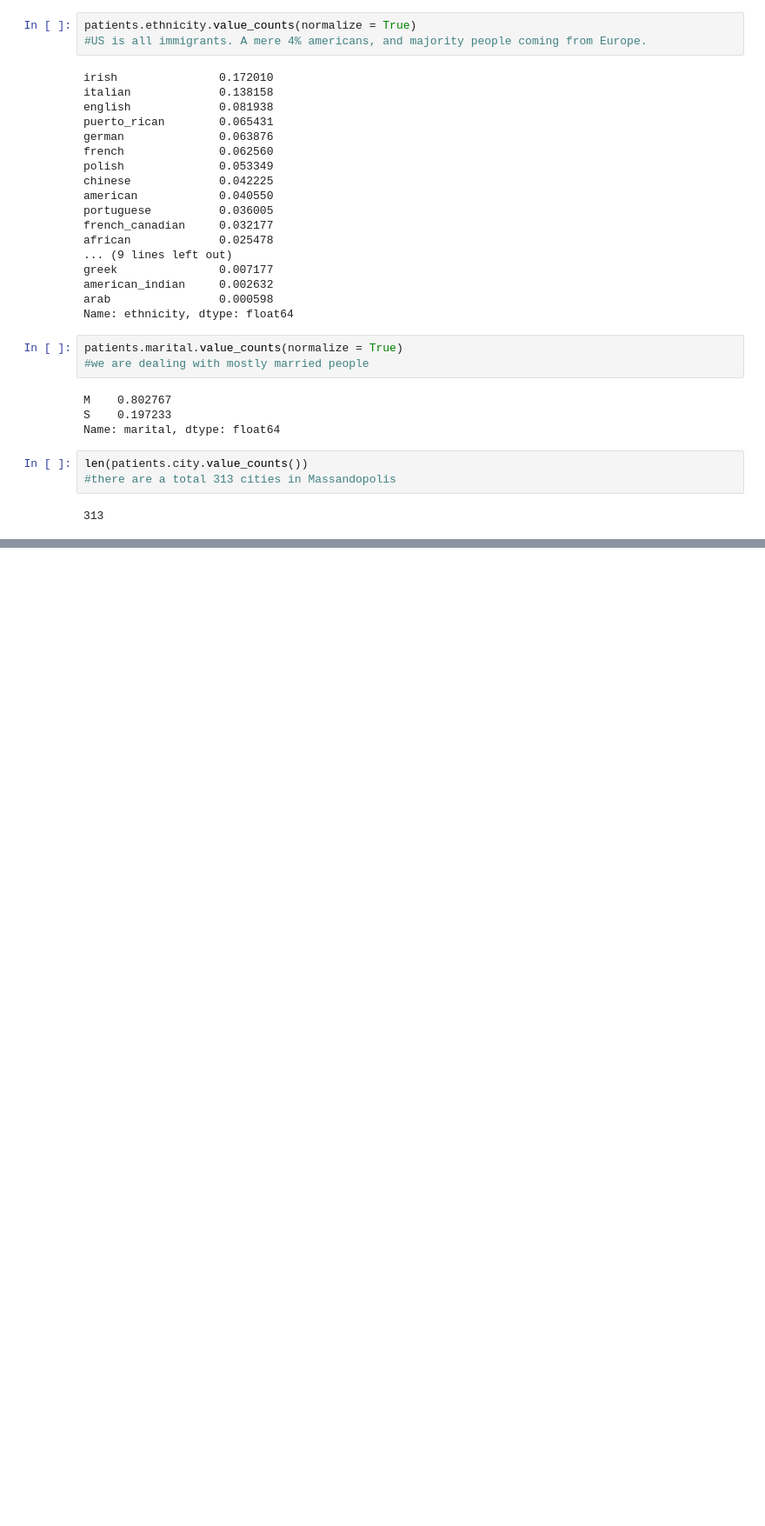
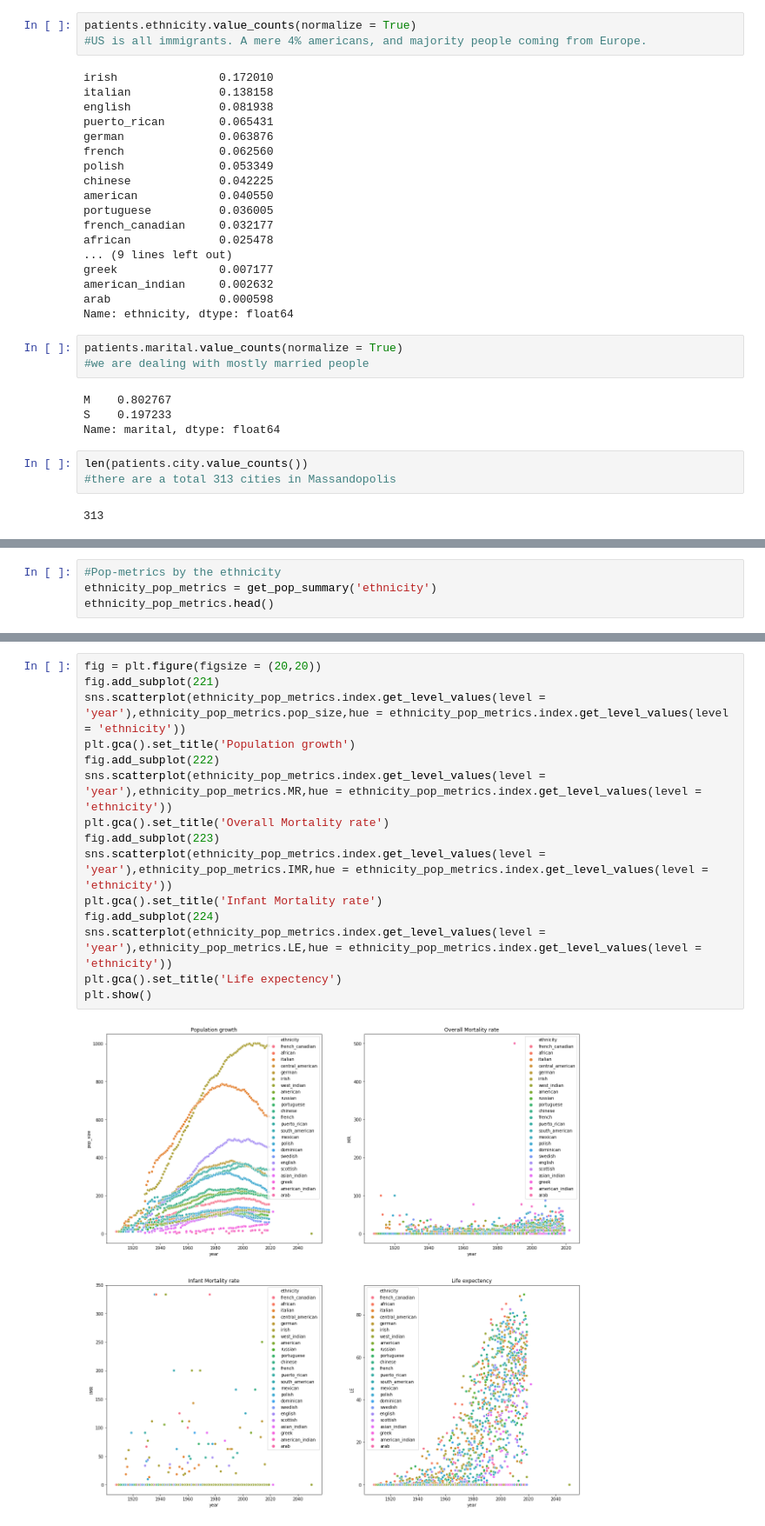
Before and after one commit to pareshg18/picnicHealth-healthcare-analysis, a Jupyter notebook: patient-analysis.ipynb, the cells around one changed output, grey strips where cells are left out. Shown: that part at 87% size. Drawn from its saved outputs; the diff is of its cells as text; blank space fills up the shorter version.

```diff
--- a/patient-analysis.ipynb
+++ b/patient-analysis.ipynb
@@ -234,0 +428,4 @@ len(patients.city.value_counts())
+# %%
+#Pop-metrics by the ethnicity
+ethnicity_pop_metrics = get_pop_summary('ethnicity')
+ethnicity_pop_metrics.head()
@@ -234,0 +440,17 @@ len(patients.city.value_counts())
+# %%
+fig = plt.figure(figsize = (20,20))
+fig.add_subplot(221)
+sns.scatterplot(ethnicity_pop_metrics.index.get_level_values(level = 'year'),ethnicity_pop_metrics.pop_size,hue = ethnicity_pop_metrics.index.get_level_values(level = 'ethnicity'))
+plt.gca().set_title('Population growth')
+fig.add_subplot(222)
+sns.scatterplot(ethnicity_pop_metrics.index.get_level_values(level = 'year'),ethnicity_pop_metrics.MR,hue = ethnicity_pop_metrics.index.get_level_values(level = 'ethnicity'))
+plt.gca().set_title('Overall Mortality rate')
+fig.add_subplot(223)
+sns.scatterplot(ethnicity_pop_metrics.index.get_level_values(level = 'year'),ethnicity_pop_metrics.IMR,hue = ethnicity_pop_metrics.index.get_level_values(level = 'ethnicity'))
+plt.gca().set_title('Infant Mortality rate')
+fig.add_subplot(224)
+sns.scatterplot(ethnicity_pop_metrics.index.get_level_values(level = 'year'),ethnicity_pop_metrics.LE,hue = ethnicity_pop_metrics.index.get_level_values(level = 'ethnicity'))
+plt.gca().set_title('Life expectency')
+plt.show()
+# %% [output]
+[figure, added]
```
Also changed, not shown: parts of 20 cells of this notebook.
